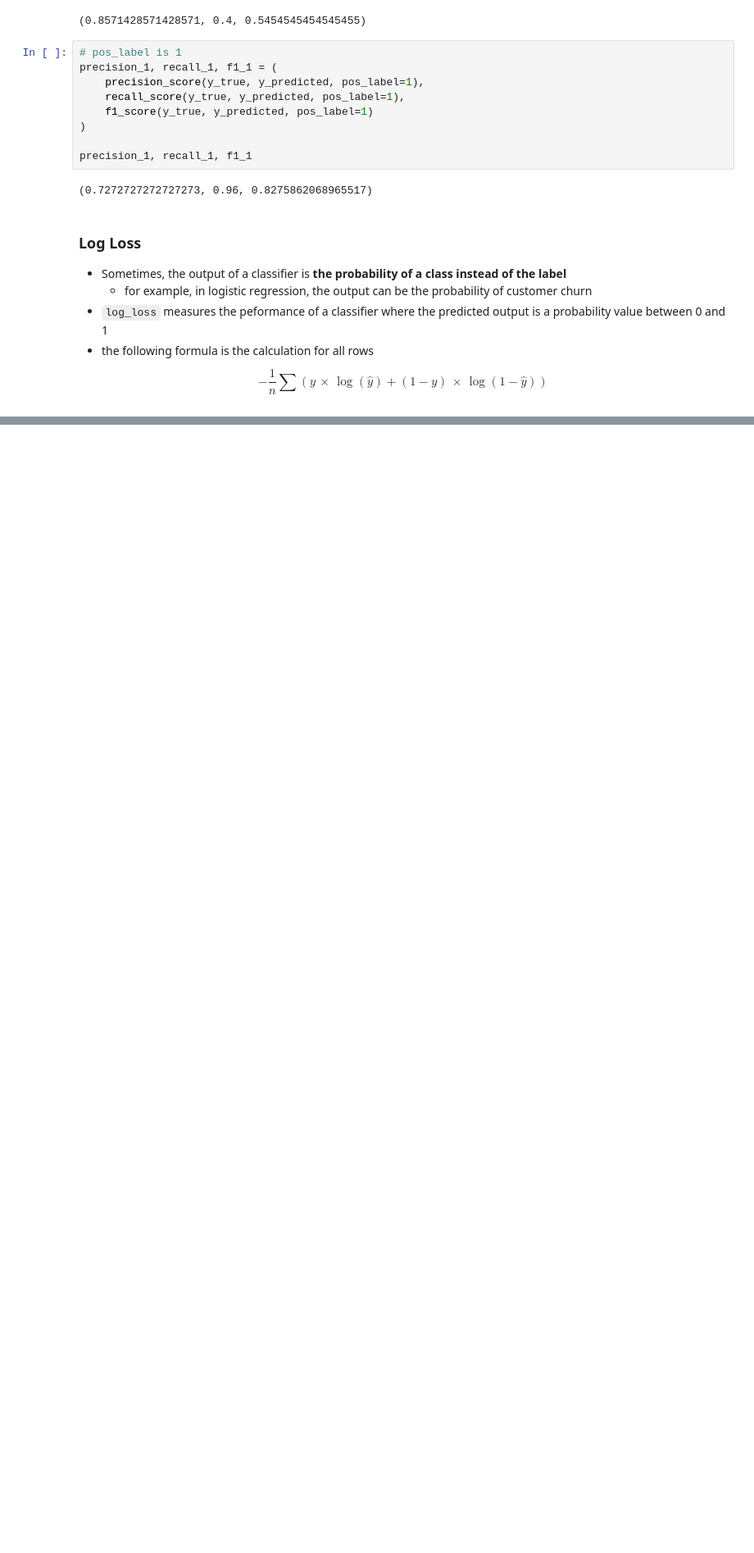
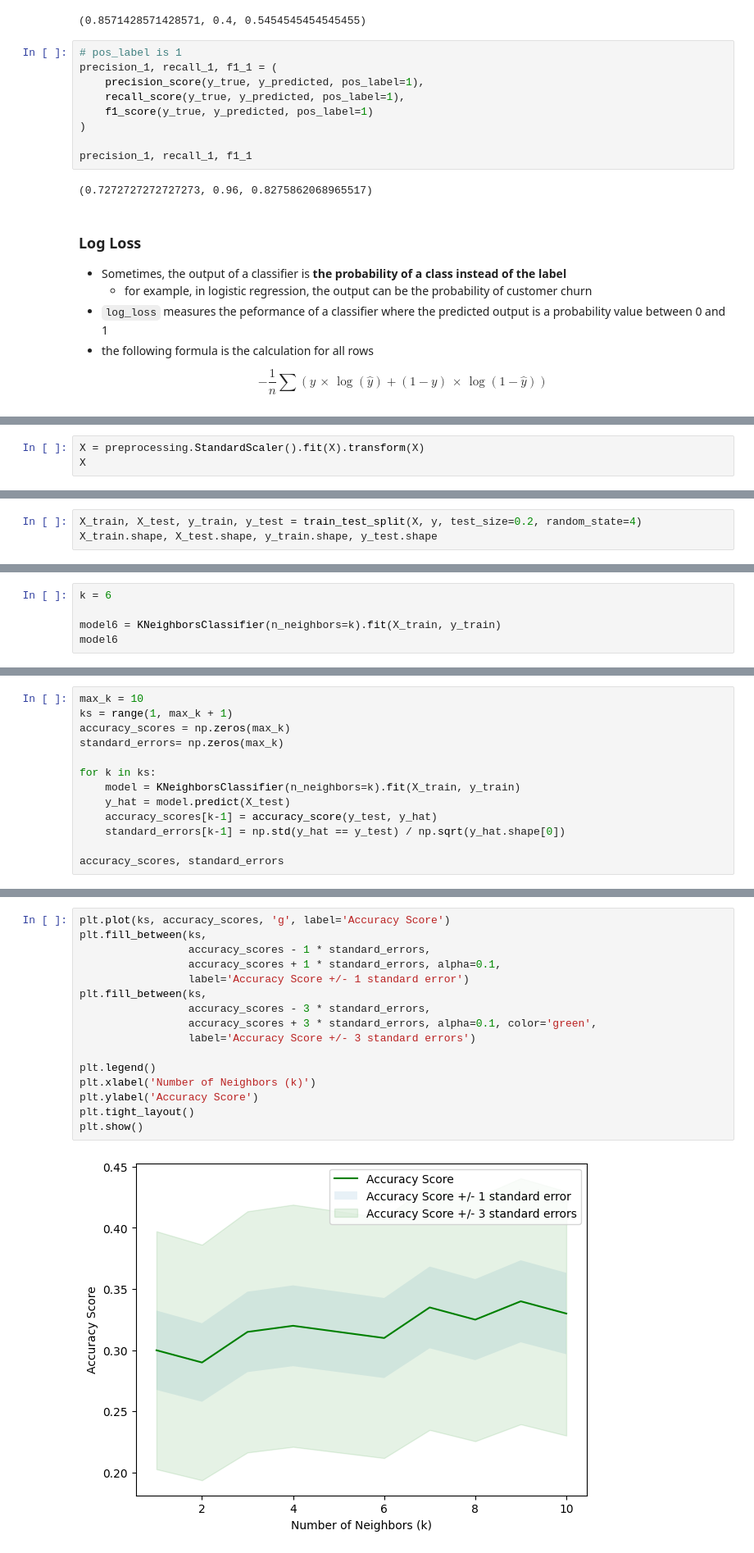
Before and after one commit to PaulToronto/IBM---AI-Engineering-Professional-Certificate, a Jupyter notebook: 1_3_Classification.ipynb, the cells around one changed output, grey strips where cells are left out. Shown at 82% size. Cells and saved outputs as stored; diff of their text form; blank space fills up the shorter version.

```diff
--- a/1_3_Classification.ipynb
+++ b/1_3_Classification.ipynb
@@ -309,0 +433,3 @@ $$
+# %%
+X = preprocessing.StandardScaler().fit(X).transform(X)
+X
@@ -309,0 +452,3 @@ $$
+# %%
+X_train, X_test, y_train, y_test = train_test_split(X, y, test_size=0.2, random_state=4)
+X_train.shape, X_test.shape, y_train.shape, y_test.shape
@@ -309,0 +478,5 @@ $$
+# %%
+k = 6
+
+model6 = KNeighborsClassifier(n_neighbors=k).fit(X_train, y_train)
+model6
@@ -309,0 +497,13 @@ $$
+# %%
+max_k = 10
+ks = range(1, max_k + 1)
+accuracy_scores = np.zeros(max_k)
+standard_errors= np.zeros(max_k)
+
+for k in ks:
+    model = KNeighborsClassifier(n_neighbors=k).fit(X_train, y_train)
+    y_hat = model.predict(X_test)
+    accuracy_scores[k-1] = accuracy_score(y_test, y_hat)
+    standard_errors[k-1] = np.std(y_hat == y_test) / np.sqrt(y_hat.shape[0])
+
+accuracy_scores, standard_errors
@@ -309,0 +517,18 @@ $$
+# %%
+plt.plot(ks, accuracy_scores, 'g', label='Accuracy Score')
+plt.fill_between(ks,
+                 accuracy_scores - 1 * standard_errors,
+                 accuracy_scores + 1 * standard_errors, alpha=0.1,
+                 label='Accuracy Score +/- 1 standard error')
+plt.fill_between(ks,
+                 accuracy_scores - 3 * standard_errors,
+                 accuracy_scores + 3 * standard_errors, alpha=0.1, color='green',
+                 label='Accuracy Score +/- 3 standard errors')
+
+plt.legend()
+plt.xlabel('Number of Neighbors (k)')
+plt.ylabel('Accuracy Score')
+plt.tight_layout()
+plt.show()
+# %% [output]
+[figure, added]
```
Also changed, not shown: parts of 27 cells of this notebook.
